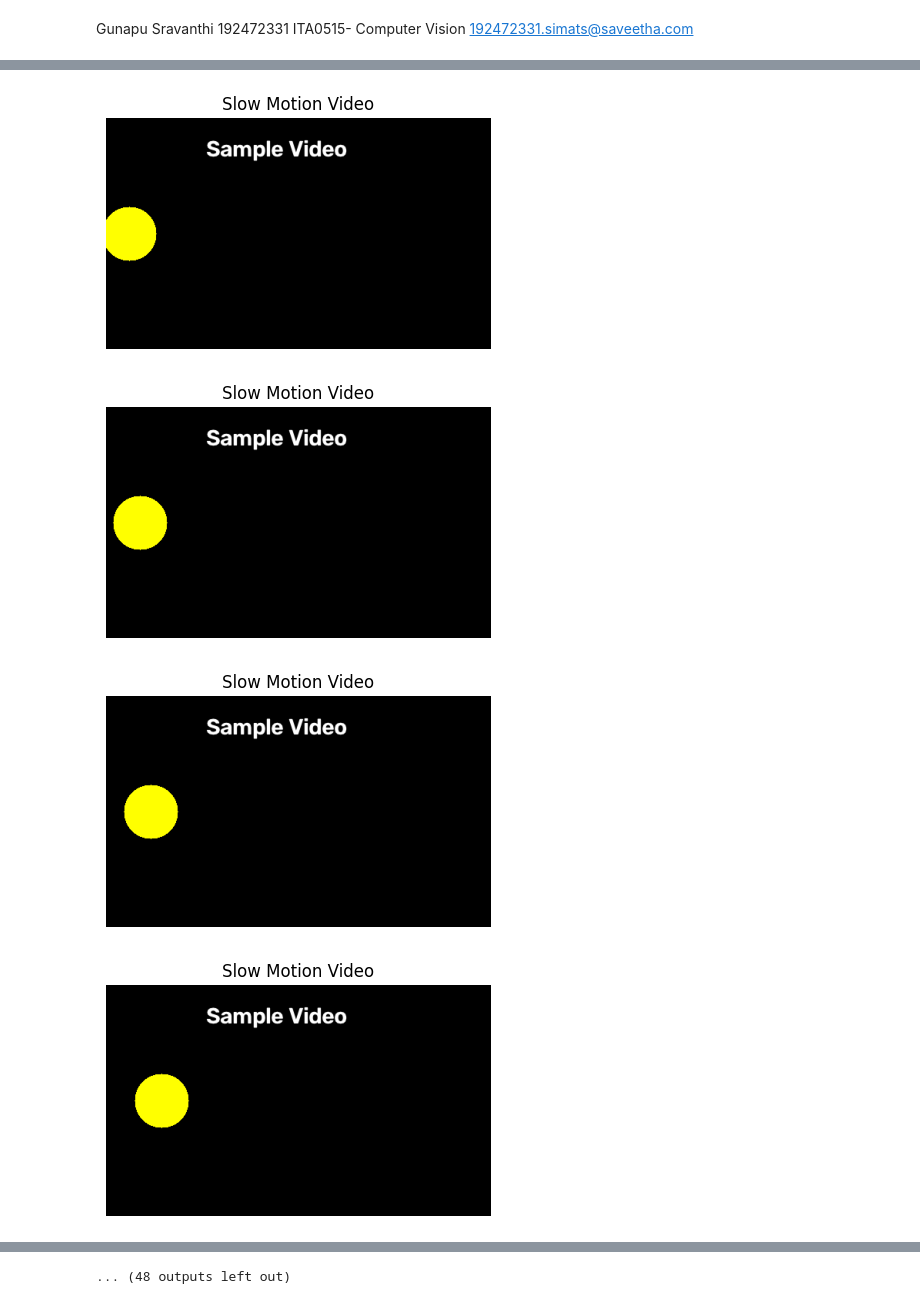
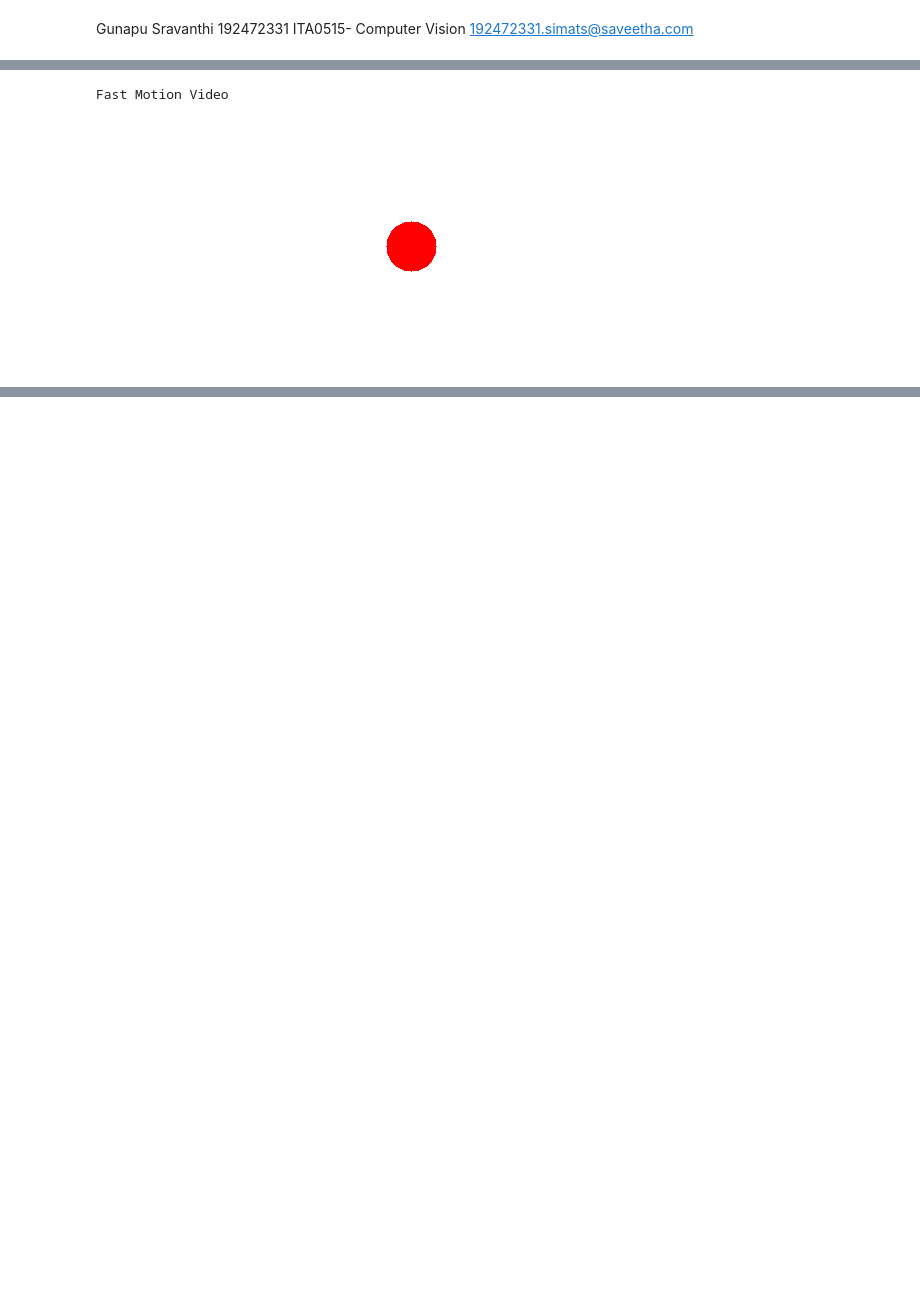
Before and after one commit to Sravanthi-G919/ITA0515--Computer-vision, a Jupyter notebook: Computer_Vision_Lab.ipynb, the cells around one changed output, grey strips where cells are left out. Saved outputs shown, nothing was run; the diff lists cells and outputs as text; code cells hidden in the pictures; blank space fills up the shorter version.

```diff
--- a/Computer_Vision_Lab.ipynb
+++ b/Computer_Vision_Lab.ipynb
@@ -66,12 +94,25 @@ show("Histogram Equalized Image", equalized)
 # %%
+import cv2
+import numpy as np
+import matplotlib.pyplot as plt
 
-colors = ("b", "g", "r")
+img = np.zeros((300, 400, 3), dtype=np.uint8)
+img[:] = (100, 100, 100)
+cv2.rectangle(img, (20, 30), (130, 270), (255, 0, 0), -1)
+cv2.rectangle(img, (140, 30), (260, 270), (0, 255, 0), -1)
+cv2.rectangle(img, (270, 30), (390, 270), (0, 0, 255), -1)
+
+colors = ('b', 'g', 'r')
+labels = ('Blue', 'Green', 'Red')
+
 for i, color in enumerate(colors):
     hist = cv2.calcHist([img], [i], None, [256], [0, 256])
-    plt.plot(hist, color=color)
+    plt.plot(hist, color=color, label=labels[i])
+
 plt.title("Color Histogram")
 plt.xlabel("Pixel Intensity")
 plt.ylabel("Number of Pixels")
+plt.legend()
 plt.xlim([0, 256])
 plt.show()
 # %% [output]
@@ -88,25 +141,26 @@ show("Eroded Image", eroded)
 # %%
+import cv2
+import numpy as np
+from IPython.display import display, clear_output
+from PIL import Image
+import time
 
 frames = []
-for i in range(30):
-    frame = np.zeros((300, 500, 3), dtype=np.uint8)
-    cv2.circle(frame, (30 + i * 14, 150), 35, (0, 255, 255), -1)
-    cv2.putText(frame, "Sample Video", (130, 50), cv2.FONT_HERSHEY_SIMPLEX, 1, (255, 255, 255), 2)
+for i in range(20):
+    frame = np.zeros((250, 400, 3), dtype=np.uint8)
+    frame[:] = (255, 255, 255)
+    cv2.circle(frame, (30 + i*15, 125), 25, (0, 0, 255), -1)
     frames.append(frame)
 
-def play_video(frames, delay, title):
+def play_video(speed, title):
     for frame in frames:
-        plt.figure(figsize=(6, 3))
-        plt.imshow(cv2.cvtColor(frame, cv2.COLOR_BGR2RGB))
-        plt.title(title)
-        plt.axis("off")
-        plt.show()
-        plt.close()
+        clear_output(wait=True)
+        print(title)
+        display(Image.fromarray(cv2.cvtColor(frame, cv2.COLOR_BGR2RGB)))
+        time.sleep(speed)
 
-play_video(frames, 200, "Slow Motion Video")
-play_video(frames, 1, "Fast Motion Video")
+play_video(0.15, "Slow Motion Video")
+play_video(0.02, "Fast Motion Video")
 # %% [output]
+Fast Motion Video
-[figure, old version]
+[figure, new version]
-[figure, removed]
-[figure, removed]
-[figure, removed]
@@ -121,2 +167 @@ play_video(frames, 1, "Fast Motion Video")
-... (48 outputs left out)
 # %%
```
Also changed, not shown: parts of 16 cells of this notebook.
